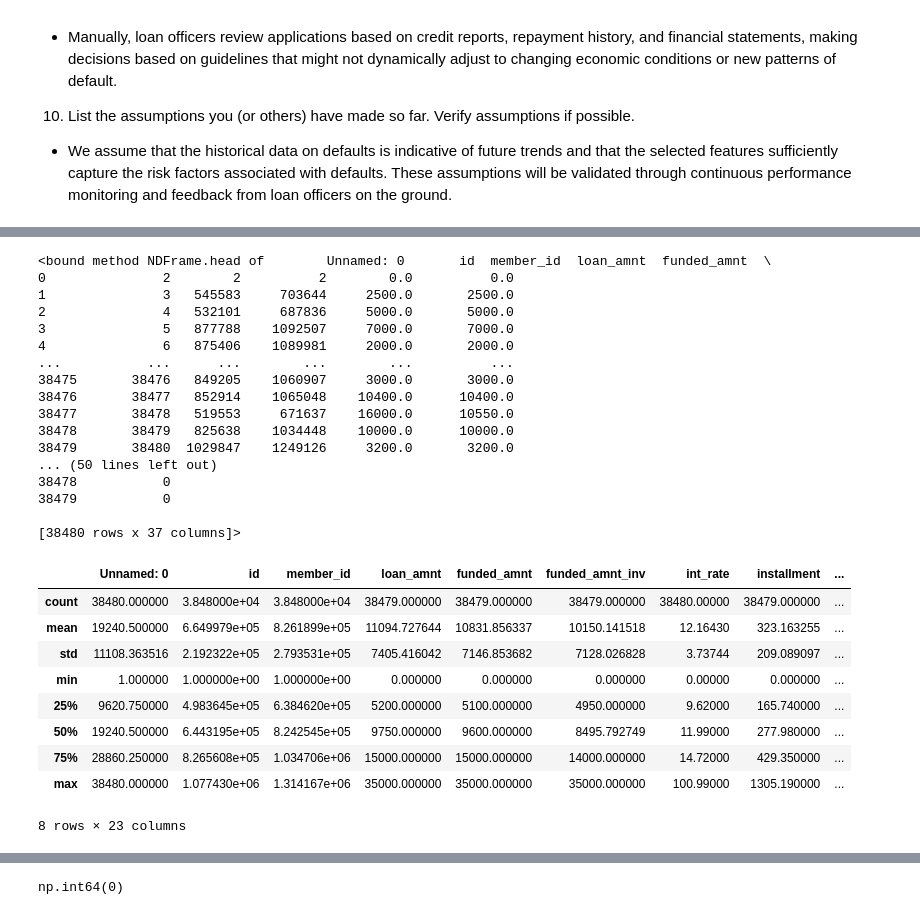
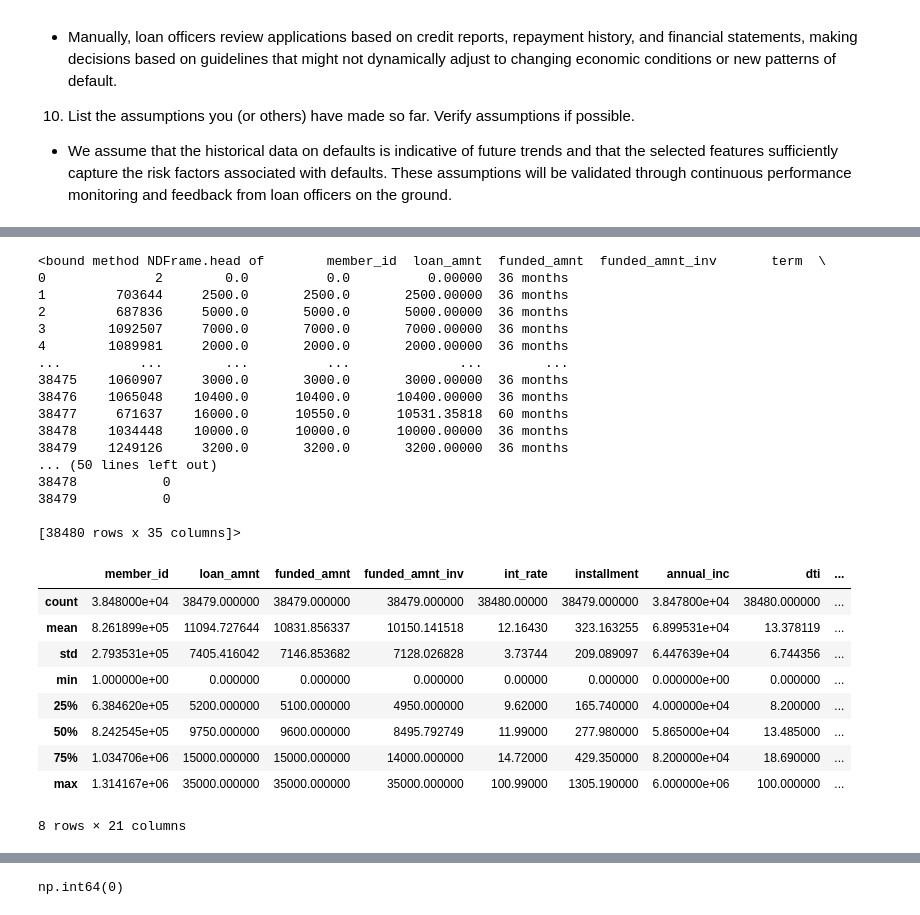
Before and after one commit to jyounes23/LoanDefaultPredictor, a Jupyter notebook: finalProject copy.ipynb, the cells around one changed output, grey strips where cells are left out. Cells and saved outputs as stored; diff of their text form; code cells hidden in the pictures.

```diff
--- a/finalProject copy.ipynb
+++ b/finalProject copy.ipynb
@@ -86,7 +86,33 @@ set_config(transform_output = "pandas")
     Stratify repay_fail
 
 9. Sample a test set, put it aside, and never look at it (no data snooping!)
+# %%
+def drop_unwanted_columns(dataframe):
+    """
+    Drops 'id', 'zipcode', and 'Unnamed: 0' columns from the DataFrame if they exist.
+
+    Parameters:
+    dataframe (pd.DataFrame): The DataFrame from which to drop the columns.
+
+    Returns:
+    pd.DataFrame: A DataFrame with the specified columns removed.
+    """
+    # List of columns to drop
+    columns_to_drop = ['id', 'zipcode', 'Unnamed: 0']
+
+    # Drop columns only if they exist in the DataFrame to avoid KeyError
+    for column in columns_to_drop:
+        if column in dataframe.columns:
+            dataframe = dataframe.drop(column, axis=1)
+
+    return dataframe
 # %%
 # Load the dataset
 file_path = 'Anonymize_Loan_Default_data.csv'  # Replace with your actual file path
 Loan_Data = pd.read_csv(file_path, encoding='ISO-8859-1')
+# %%
+# Apply the function to drop unwanted columns
+Loan_Data_Cleaned = drop_unwanted_columns(Loan_Data)
+
+# Check the result to confirm that columns have been dropped
+print(Loan_Data_Cleaned.head())
@@ -130,34 +173,34 @@ memory usage: 10.9+ MB
 # %%
-Loan_Data.head
+Loan_Data_Cleaned.head
 # %% [output]
-<bound method NDFrame.head of        Unnamed: 0       id  member_id  loan_amnt  funded_amnt  \
-0               2        2          2        0.0          0.0
-1               3   545583     703644     2500.0       2500.0
-2               4   532101     687836     5000.0       5000.0
-3               5   877788    1092507     7000.0       7000.0
-4               6   875406    1089981     2000.0       2000.0
-...           ...      ...        ...        ...          ...
-38475       38476   849205    1060907     3000.0       3000.0
-38476       38477   852914    1065048    10400.0      10400.0
-38477       38478   519553     671637    16000.0      10550.0
-38478       38479   825638    1034448    10000.0      10000.0
-38479       38480  1029847    1249126     3200.0       3200.0
+<bound method NDFrame.head of        member_id  loan_amnt  funded_amnt  funded_amnt_inv       term  \
+0              2        0.0          0.0          0.00000  36 months
+1         703644     2500.0       2500.0       2500.00000  36 months
+2         687836     5000.0       5000.0       5000.00000  36 months
+3        1092507     7000.0       7000.0       7000.00000  36 months
+4        1089981     2000.0       2000.0       2000.00000  36 months
+...          ...        ...          ...              ...        ...
+38475    1060907     3000.0       3000.0       3000.00000  36 months
+38476    1065048    10400.0      10400.0      10400.00000  36 months
+38477     671637    16000.0      10550.0      10531.35818  60 months
+38478    1034448    10000.0      10000.0      10000.00000  36 months
+38479    1249126     3200.0       3200.0       3200.00000  36 months
 ... (50 lines left out)
 38478           0
 38479           0
 
-[38480 rows x 37 columns]>
+[38480 rows x 35 columns]>
 # %%
-Loan_Data.describe()
+Loan_Data_Cleaned.describe()
 # %% [output]
-|  | Unnamed: 0 | id | member_id | loan_amnt | funded_amnt | funded_amnt_inv | int_rate | installment | ... |
-| count | 38480.000000 | 3.848000e+04 | 3.848000e+04 | 38479.000000 | 38479.000000 | 38479.000000 | 38480.00000 | 38479.000000 | ... |
-| mean | 19240.500000 | 6.649979e+05 | 8.261899e+05 | 11094.727644 | 10831.856337 | 10150.141518 | 12.16430 | 323.163255 | ... |
-| std | 11108.363516 | 2.192322e+05 | 2.793531e+05 | 7405.416042 | 7146.853682 | 7128.026828 | 3.73744 | 209.089097 | ... |
-| min | 1.000000 | 1.000000e+00 | 1.000000e+00 | 0.000000 | 0.000000 | 0.000000 | 0.00000 | 0.000000 | ... |
-| 25% | 9620.750000 | 4.983645e+05 | 6.384620e+05 | 5200.000000 | 5100.000000 | 4950.000000 | 9.62000 | 165.740000 | ... |
-| 50% | 19240.500000 | 6.443195e+05 | 8.242545e+05 | 9750.000000 | 9600.000000 | 8495.792749 | 11.99000 | 277.980000 | ... |
-| 75% | 28860.250000 | 8.265608e+05 | 1.034706e+06 | 15000.000000 | 15000.000000 | 14000.000000 | 14.72000 | 429.350000 | ... |
-| max | 38480.000000 | 1.077430e+06 | 1.314167e+06 | 35000.000000 | 35000.000000 | 35000.000000 | 100.99000 | 1305.190000 | ... |
+|  | member_id | loan_amnt | funded_amnt | funded_amnt_inv | int_rate | installment | annual_inc | dti | ... |
+| count | 3.848000e+04 | 38479.000000 | 38479.000000 | 38479.000000 | 38480.00000 | 38479.000000 | 3.847800e+04 | 38480.000000 | ... |
+| mean | 8.261899e+05 | 11094.727644 | 10831.856337 | 10150.141518 | 12.16430 | 323.163255 | 6.899531e+04 | 13.378119 | ... |
+| std | 2.793531e+05 | 7405.416042 | 7146.853682 | 7128.026828 | 3.73744 | 209.089097 | 6.447639e+04 | 6.744356 | ... |
+| min | 1.000000e+00 | 0.000000 | 0.000000 | 0.000000 | 0.00000 | 0.000000 | 0.000000e+00 | 0.000000 | ... |
+| 25% | 6.384620e+05 | 5200.000000 | 5100.000000 | 4950.000000 | 9.62000 | 165.740000 | 4.000000e+04 | 8.200000 | ... |
+| 50% | 8.242545e+05 | 9750.000000 | 9600.000000 | 8495.792749 | 11.99000 | 277.980000 | 5.865000e+04 | 13.485000 | ... |
+| 75% | 1.034706e+06 | 15000.000000 | 15000.000000 | 14000.000000 | 14.72000 | 429.350000 | 8.200000e+04 | 18.690000 | ... |
+| max | 1.314167e+06 | 35000.000000 | 35000.000000 | 35000.000000 | 100.99000 | 1305.190000 | 6.000000e+06 | 100.000000 | ... |
-8 rows × 23 columns
+8 rows × 21 columns
 # %%
```
Also changed, not shown: parts of 12 cells of this notebook.
